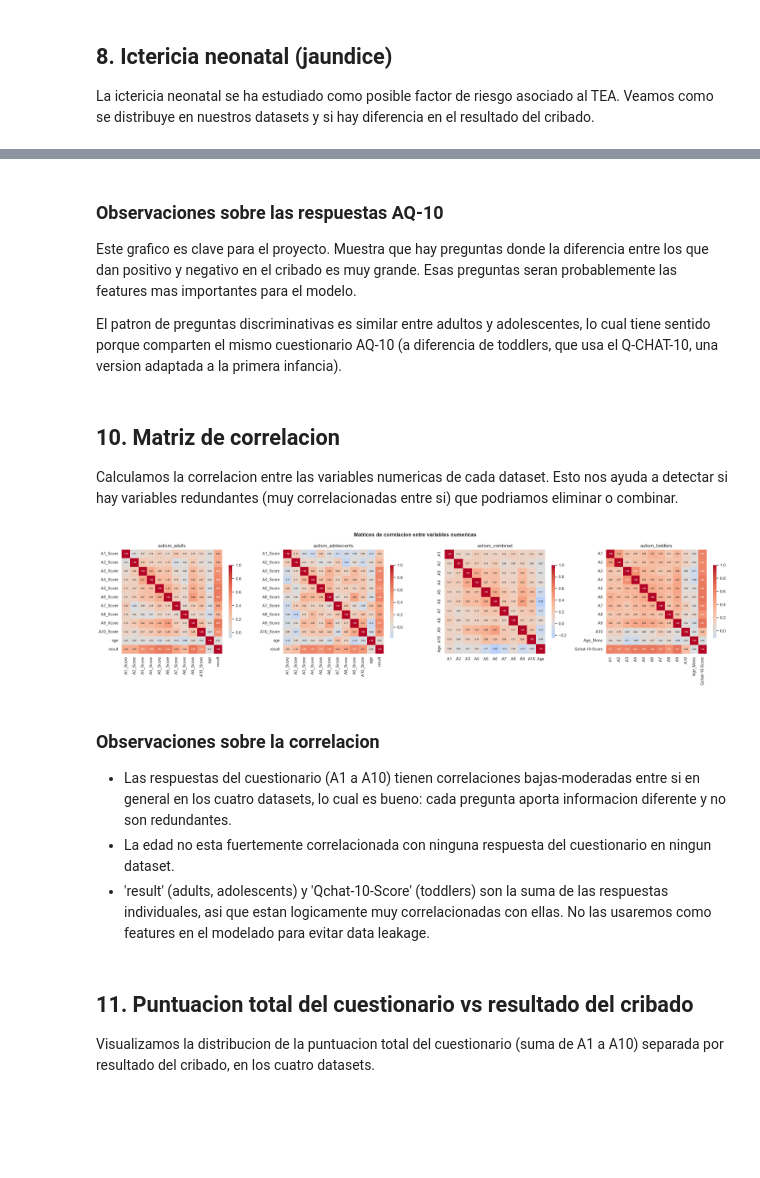
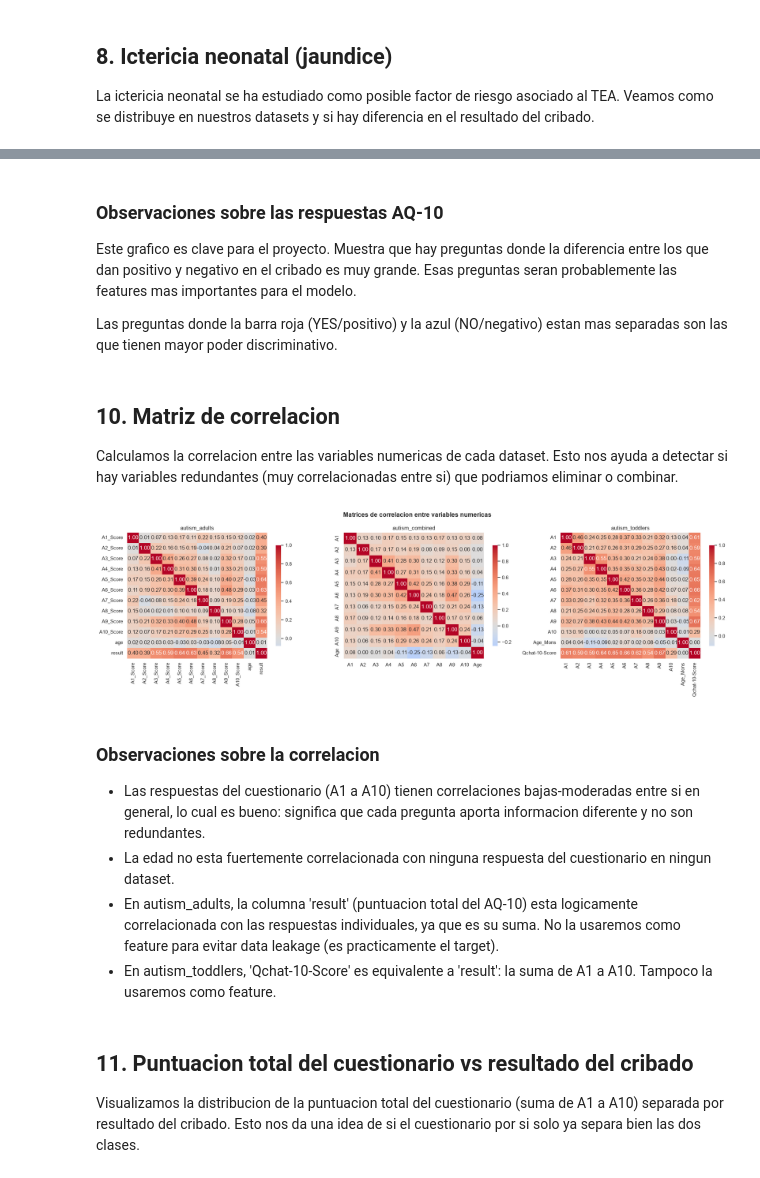
Before and after one commit to adrianaarang/tesTEA, a Jupyter notebook: notebooks/01_eda.ipynb, the cells around one changed output, grey strips where cells are left out. Drawn from its saved outputs; the diff is of its cells as text; code cells hidden in the pictures; blank space fills up the shorter version.

```diff
--- a/notebooks/01_eda.ipynb
+++ b/notebooks/01_eda.ipynb
@@ -577,9 +602,8 @@ Este grafico es clave para el proyecto. Muestra que hay preguntas donde la
 diferencia entre los que dan positivo y negativo en el cribado es muy grande.
 Esas preguntas seran probablemente las features mas importantes para el modelo.
 
-El patron de preguntas discriminativas es similar entre adultos y adolescentes,
-lo cual tiene sentido porque comparten el mismo cuestionario AQ-10 (a diferencia
-de toddlers, que usa el Q-CHAT-10, una version adaptada a la primera infancia).
+Las preguntas donde la barra roja (YES/positivo) y la azul (NO/negativo)
+estan mas separadas son las que tienen mayor poder discriminativo.
 # %% [markdown]
 ## 10. Matriz de correlacion
 
@@ -587,44 +611,50 @@ Calculamos la correlacion entre las variables numericas de cada dataset.
 Esto nos ayuda a detectar si hay variables redundantes (muy correlacionadas
 entre si) que podriamos eliminar o combinar.
 # %%
-fig, axes = plt.subplots(1, 4, figsize=(24, 6))
+# Matriz de correlacion para autism_adults
+fig, axes = plt.subplots(1, 3, figsize=(20, 6))
 
+# autism_adults
 corr_adults = autism_adults[score_cols_adults + ["age", "result"]].corr()
-sns.heatmap(corr_adults, annot=True, fmt=".2f", cmap="coolwarm", center=0, ax=axes[0], cbar_kws={"shrink": 0.7}, annot_kws={"size": 6})
+sns.heatmap(corr_adults, annot=True, fmt=".2f", cmap="coolwarm", center=0,
+            ax=axes[0], cbar_kws={"shrink": 0.8})
 axes[0].set_title("autism_adults")
 
-corr_adolescents = autism_adolescents[score_cols_adults + ["age", "result"]].corr()
-sns.heatmap(corr_adolescents, annot=True, fmt=".2f", cmap="coolwarm", center=0, ax=axes[1], cbar_kws={"shrink": 0.7}, annot_kws={"size": 6})
-axes[1].set_title("autism_adolescents")
+# autism_combined
+corr_combined = autism_combined[score_cols_combined + ["Age"]].corr()
+sns.heatmap(corr_combined, annot=True, fmt=".2f", cmap="coolwarm", center=0,
+            ax=axes[1], cbar_kws={"shrink": 0.8})
+axes[1].set_title("autism_combined")
 
-corr_combined = autism_combined[score_cols_combined + ["Age"]].corr()
-sns.heatmap(corr_combined, annot=True, fmt=".2f", cmap="coolwarm", center=0, ax=axes[2], cbar_kws={"shrink": 0.7}, annot_kws={"size": 6})
-axes[2].set_title("autism_combined")
-
+# autism_toddlers
 corr_toddlers = autism_toddlers[score_cols_toddlers + ["Age_Mons", "Qchat-10-Score"]].corr()
-sns.heatmap(corr_toddlers, annot=True, fmt=".2f", cmap="coolwarm", center=0, ax=axes[3], cbar_kws={"shrink": 0.7}, annot_kws={"size": 6})
-axes[3].set_title("autism_toddlers")
+sns.heatmap(corr_toddlers, annot=True, fmt=".2f", cmap="coolwarm", center=0,
+            ax=axes[2], cbar_kws={"shrink": 0.8})
+axes[2].set_title("autism_toddlers")
 
 plt.suptitle("Matrices de correlacion entre variables numericas", fontsize=14, fontweight="bold")
 plt.tight_layout()
 plt.savefig("../docs/assets/img/correlacion.png", dpi=150, bbox_inches="tight")
 plt.show()
 # %% [output]
-[figure, old version]
+[figure, new version]
 # %% [markdown]
 ### Observaciones sobre la correlacion
 
 - Las respuestas del cuestionario (A1 a A10) tienen correlaciones bajas-moderadas
-  entre si en general en los cuatro datasets, lo cual es bueno: cada pregunta
-  aporta informacion diferente y no son redundantes.
+  entre si en general, lo cual es bueno: significa que cada pregunta aporta
+  informacion diferente y no son redundantes.
 - La edad no esta fuertemente correlacionada con ninguna respuesta del cuestionario
   en ningun dataset.
-- 'result' (adults, adolescents) y 'Qchat-10-Score' (toddlers) son la suma de las
-  respuestas individuales, asi que estan logicamente muy correlacionadas con ellas.
-  No las usaremos como features en el modelado para evitar data leakage.
+- En autism_adults, la columna 'result' (puntuacion total del AQ-10) esta
+  logicamente correlacionada con las respuestas individuales, ya que es su suma.
+  No la usaremos como feature para evitar data leakage (es practicamente el target).
+- En autism_toddlers, 'Qchat-10-Score' es equivalente a 'result': la suma de A1 a A10.
+  Tampoco la usaremos como feature.
 # %% [markdown]
 ## 11. Puntuacion total del cuestionario vs resultado del cribado
 
 Visualizamos la distribucion de la puntuacion total del cuestionario
-(suma de A1 a A10) separada por resultado del cribado, en los cuatro datasets.
+(suma de A1 a A10) separada por resultado del cribado. Esto nos da una
+idea de si el cuestionario por si solo ya separa bien las dos clases.
 # %%
```
Also changed, not shown: parts of 45 cells of this notebook, 2 other files.
